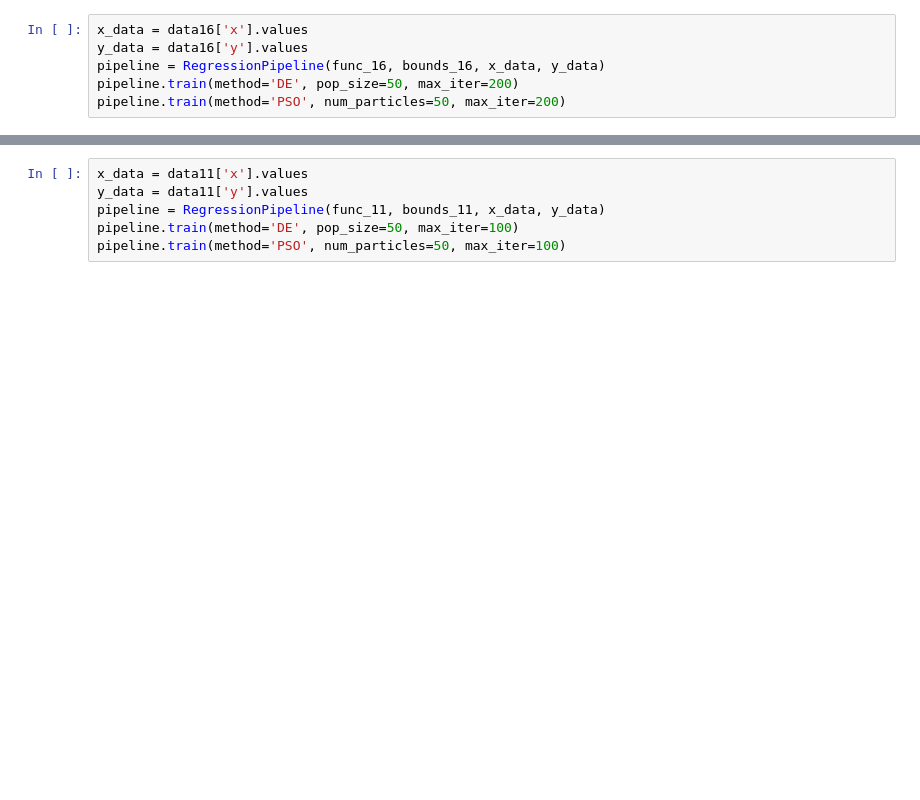
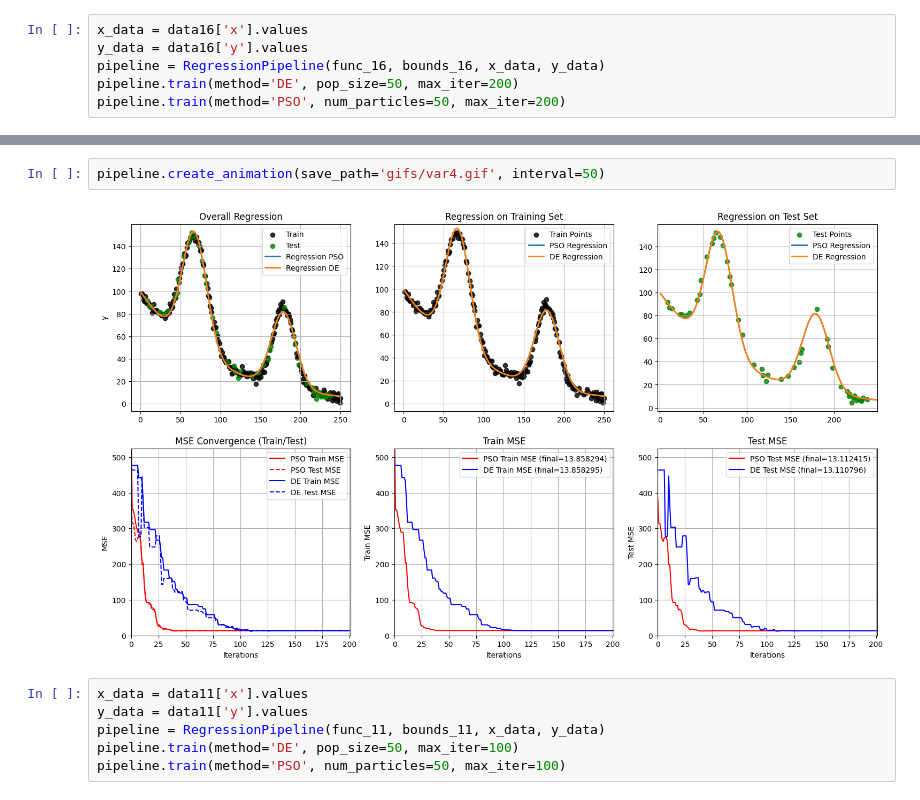
Before and after one commit to gre1wy/SwarmIntelligence, a Jupyter notebook: lab6/lab6.ipynb, the cells around one changed output, grey strips where cells are left out. Drawn from its saved outputs; the diff is of its cells as text; blank space fills up the shorter version.

```diff
--- a/lab6/lab6.ipynb
+++ b/lab6/lab6.ipynb
@@ -86,3 +85,7 @@ pipeline.plot_results()
+# %%
+pipeline.create_animation(save_path='gifs/var4.gif', interval=50)
+# %% [output]
+[figure, added]
 # %%
 x_data = data11['x'].values
 y_data = data11['y'].values
```
Also changed, not shown: parts of 8 cells of this notebook, 2 other files.
